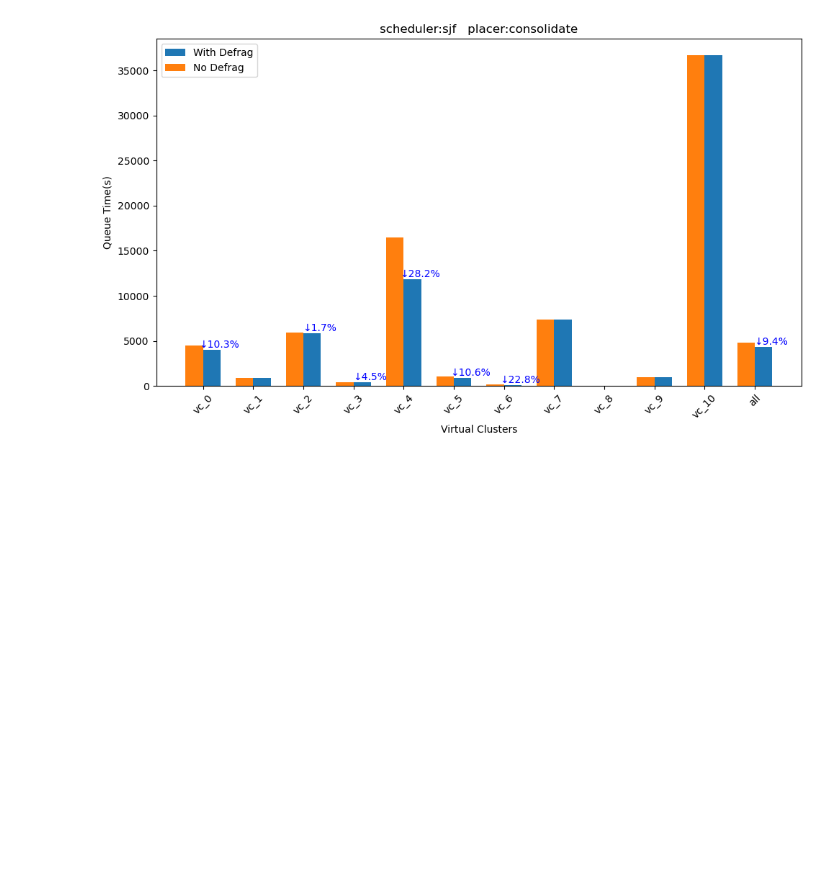
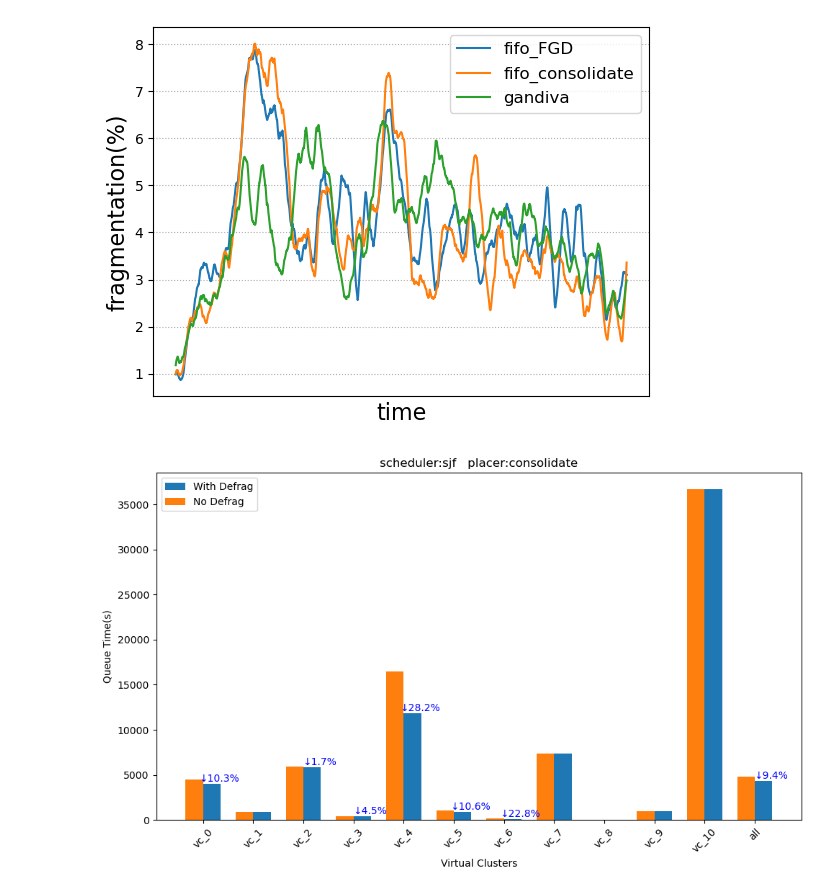
Before and after one commit to CUG-nhf/simulator, a Jupyter notebook: plot/test.ipynb, the cells around one changed output. Drawn from its saved outputs; the diff is of its cells as text; code cells hidden in the pictures; blank space fills up the shorter version.

Commit message:
add Gandiva

```diff
--- a/plot/test.ipynb
+++ b/plot/test.ipynb
@@ -13,6 +9,31 @@ scheduler_ls = ['fifo', 'sjf']
 placer_ls = ['consolidate', 'random', 'FGD']
 log_dir = "/data/nihaifeng/log/test"
 vc_ls = pd.read_pickle('simulator/data/Philly/vc_dict_homo.pkl')
+# %%
+scheduler = 'fifo'
+placer_ls = ['FGD', 'consolidate']
+log_dir = "/data/nihaifeng/log/prob_0_1"
+saving = False
+window_size = 60 * 24
+
+for placer in placer_ls:
+	df = pd.read_csv(log_dir+f'/deFrag/Philly_{placer}/all/{scheduler}_{placer}_all_seq.csv')
+	y = df['fragmentation_ration']*100
+	plt.plot(df['time'], y.rolling(window=window_size).mean(), label=f"{scheduler}_{placer}")
+
+df = pd.read_csv(log_dir+f'/deFrag/Philly_gandiva/all/gandiva_gandiva_all_seq.csv')
+y = df['fragmentation_ration']*100
+plt.plot(df['time'], y.rolling(window=window_size).mean(), label=f"gandiva")
+
+
+plt.xlabel('time', fontsize=16)
+plt.xticks([])
+plt.ylabel('fragmentation(%)', fontsize=16)
+plt.legend(loc='best', fontsize=12)
+plt.grid(linestyle=':')
+plt.show()
+# %% [output]
+[figure, added]
 # %%
 df = pd.read_csv(log_dir + '/Philly_consolidate/que_avg_consolidate.csv')
 df_noDeFrag = pd.read_csv(log_dir + '/noDeFra/Philly_consolidate/que_avg_consolidate.csv')
```
Also changed, not shown: parts of 5 cells of this notebook, 6 other files.
